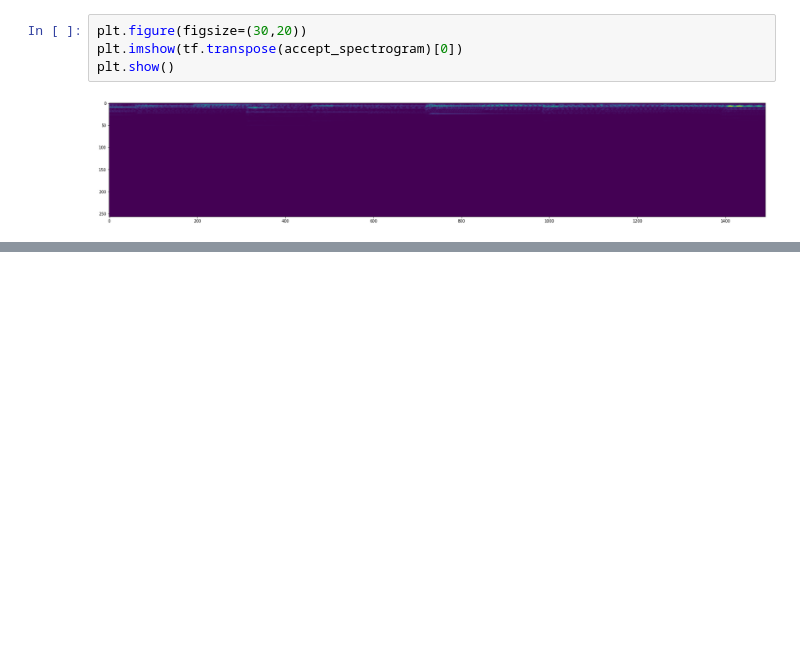
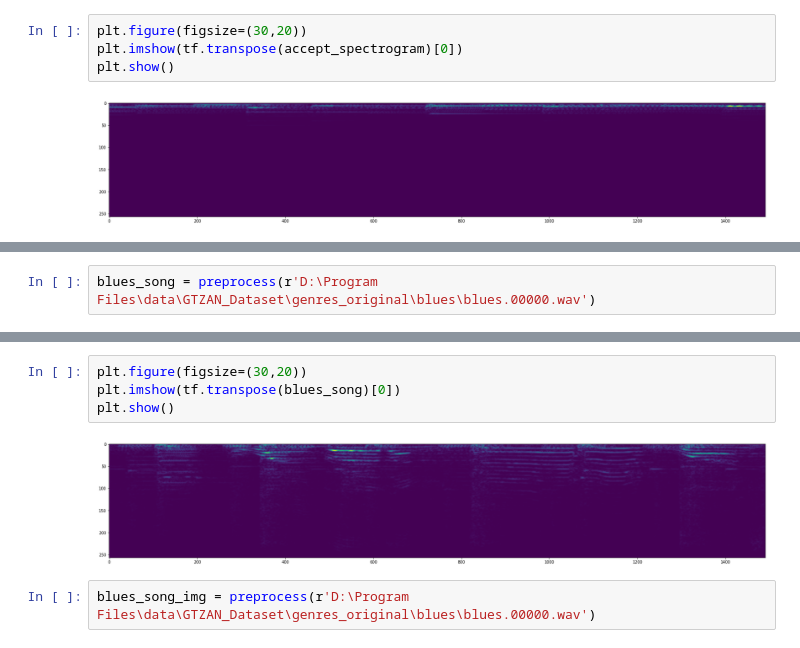
Before and after one commit to GaelGil/music-comparison, a Jupyter notebook: song_classification.ipynb, the cells around one changed output, grey strips where cells are left out. Drawn from its saved outputs; the diff is of its cells as text; blank space fills up the shorter version.

```diff
--- a/song_classification.ipynb
+++ b/song_classification.ipynb
@@ -65,0 +234,2 @@ plt.show()
+# %%
+blues_song = preprocess(r'D:\Program Files\data\GTZAN_Dataset\genres_original\blues\blues.00000.wav')
@@ -65,0 +238,8 @@ plt.show()
+# %%
+plt.figure(figsize=(30,20))
+plt.imshow(tf.transpose(blues_song)[0])
+plt.show()
+# %% [output]
+[figure, added]
+# %%
+blues_song_img = preprocess(r'D:\Program Files\data\GTZAN_Dataset\genres_original\blues\blues.00000.wav')
```
Also changed, not shown: parts of 24 cells of this notebook, 1 other file.
